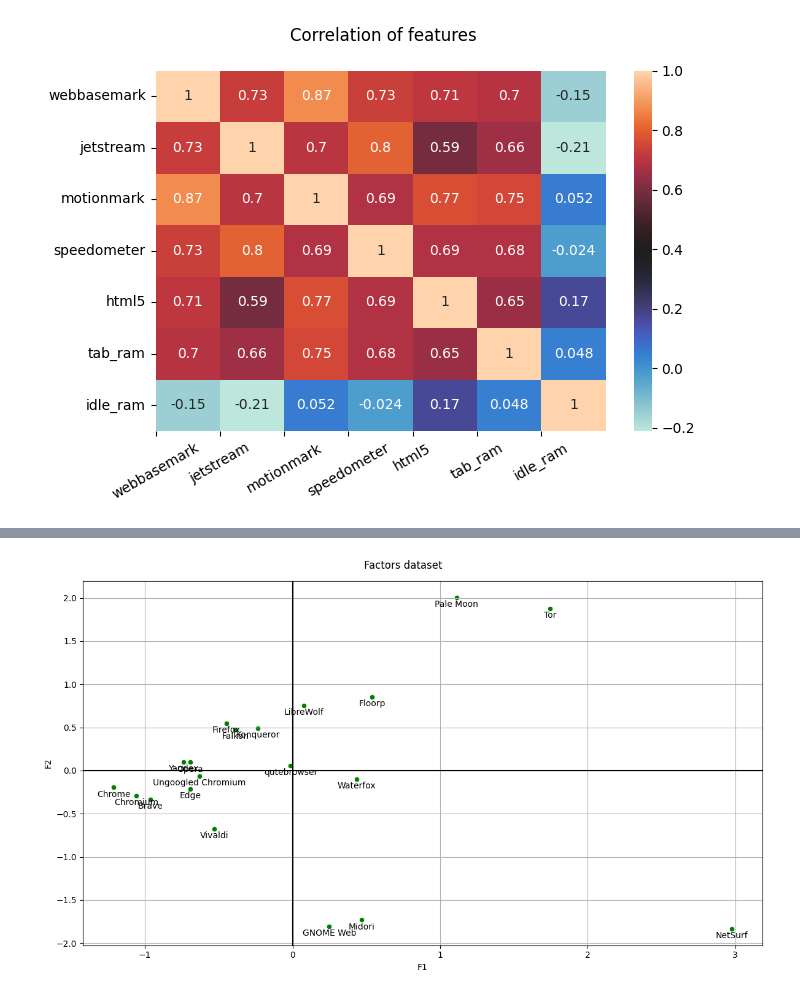
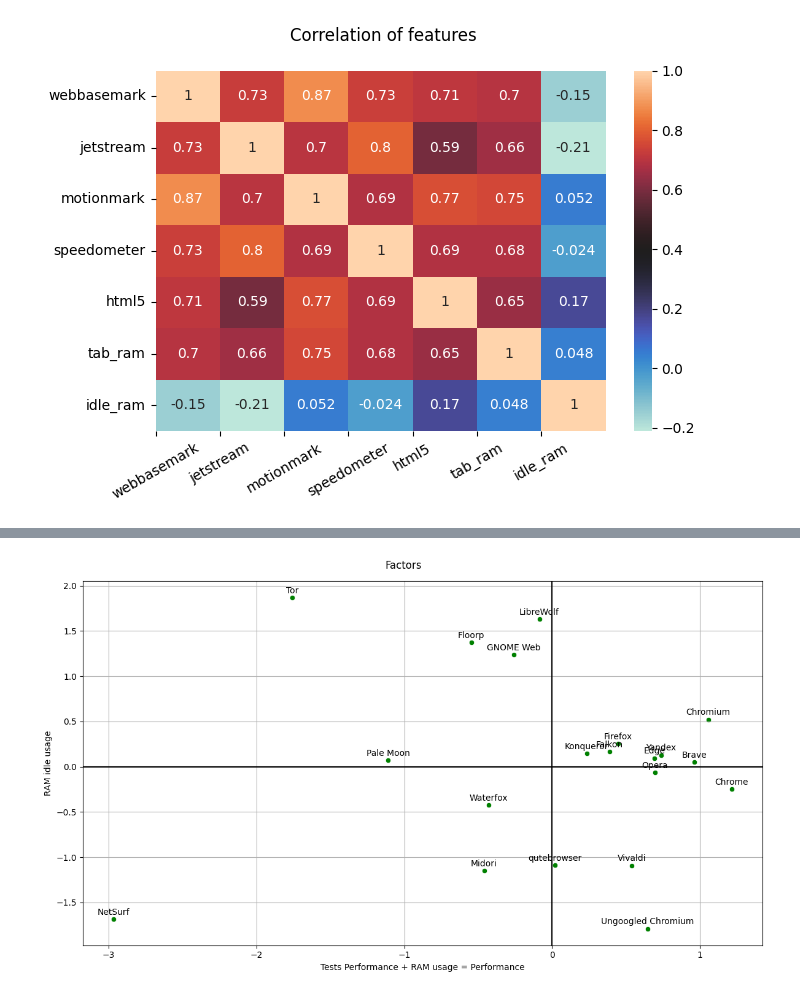
Before and after one commit to da-luz/browserbench, a Jupyter notebook: theCode.ipynb, the cells around one changed output, grey strips where cells are left out. Drawn from its saved outputs; the diff is of its cells as text; code cells hidden in the pictures.

Commit message:
Add tools.py; Analysis doc

```diff
--- a/theCode.ipynb
+++ b/theCode.ipynb
@@ -58,0 +30,3 @@ results
+# %%
+results = pd.read_csv(DATA + 'results.csv', sep=';')
+results
@@ -70,0 +85,13 @@ results.describe()
+# %%
+prompt = 'Shapiro-Wilk normality test'
+prompt += ' (H0 = data was drawn from a normal distribution)'
+print(prompt)
+print('-' * len(prompt))
+for feature in results.columns:
+    x = results[feature]
+    pvalue = "{:.5f}".format(shapiro(x).pvalue)
+
+    prompt = f"§{feature} pvalue: {pvalue}"
+
+    fill = ' ' * (30 - len(prompt))
+    print(prompt.replace('§', fill))
@@ -229,0 +207,5 @@ factor_load
+# %%
+pca_analysis = PCA(results)
+pca_analysis.fit()
+print('\n' + str(pca_analysis.communalities), end='\n')
+pca_analysis.communalities.describe().T
@@ -251,20 +256,26 @@ plt.tight_layout()
 # %%
 plt.figure(figsize=(12, 7))
 
-plt.suptitle('Factors dataset')
-sns.scatterplot(scaled_factors, x=0, y=1, color='green')
+# In order of better graphical understanding,
+# the factors were multiplied by (-1) so that
+# the abscissa and ordinate axis reflect an
+# increase or decrase pair to the dataset values
+positive_factors = pca_analysis.factors.copy() * -1
+
+plt.suptitle('Factors')
+sns.scatterplot(positive_factors, x=0, y=1, color='green')
+plt.xlabel('Tests Performance + RAM usage = Performance')
+plt.ylabel('RAM idle usage')
 plt.axhline(color='black')
 plt.axvline(color='black')
-plt.xlabel('F1')
-plt.ylabel('F2')
 plt.grid()
 
-for fun in scaled_factors.index:
-    x, y = scaled_factors.loc[fun].values
-    y += -.03
-    plt.text(x, y, fun, va='top', ha='center',
-            wrap=True, snap=True, clip_on=True)
+for sample in positive_factors.index:
+    x, y = positive_factors.loc[sample].values
+    y += .05
+    plt.text(x, y, sample, va='baseline', ha='center',
+             wrap=True, snap=True, clip_on=True)
 
 plt.tight_layout()
 # %% [output]
-[figure, old version]
+[figure, new version]
```
Also changed, not shown: parts of 31 cells of this notebook, 7 other files.
